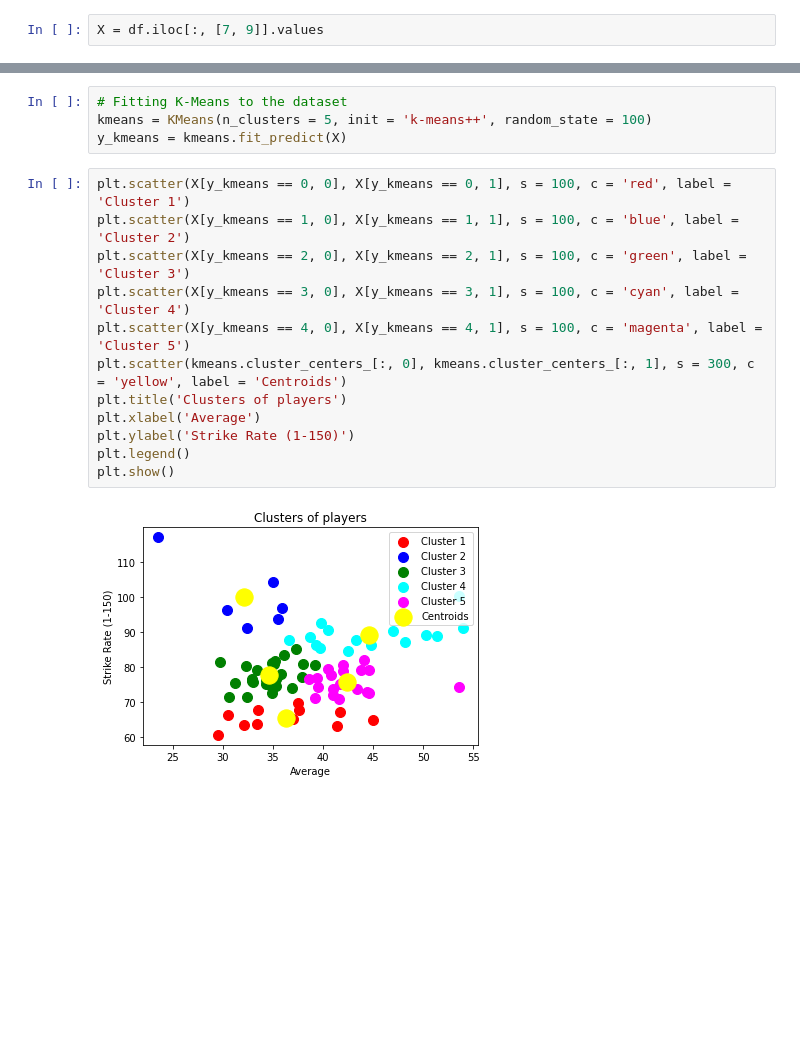
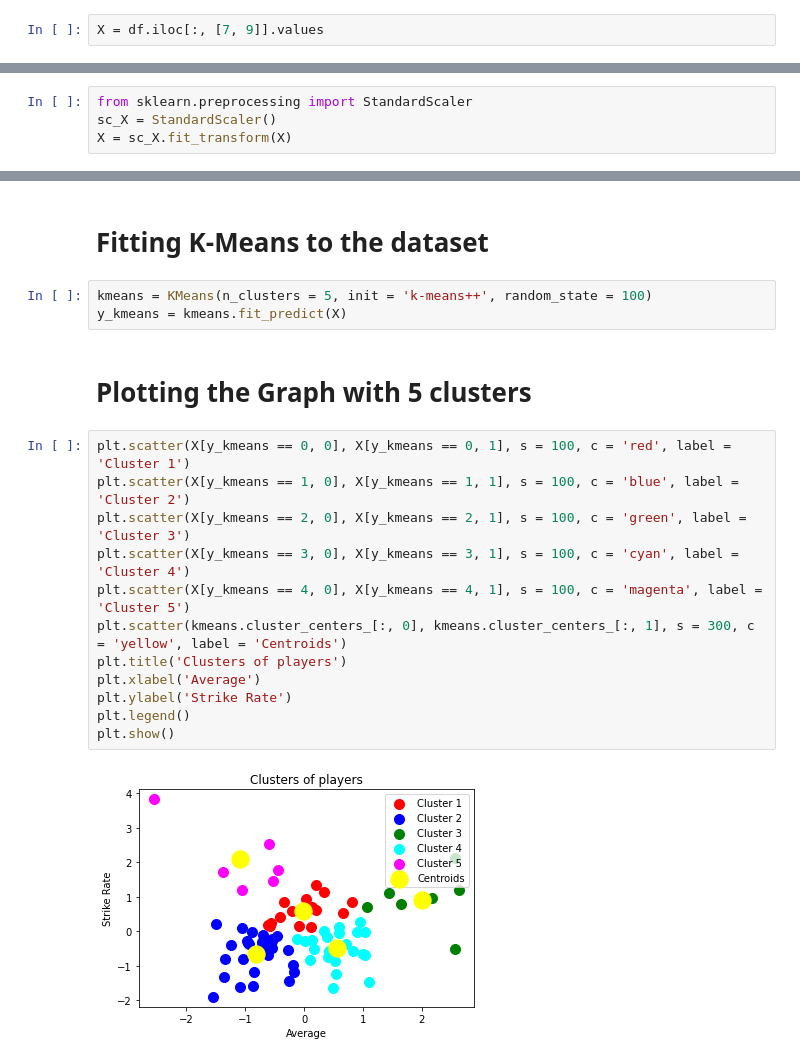
Before and after one commit to aakashguitarist/Machine_Learning, a Jupyter notebook: EXP 9 & 10/Experiment9&10_ML.ipynb, the cells around one changed output, grey strips where cells are left out. Saved outputs shown, nothing was run; the diff lists cells and outputs as text; blank space fills up the shorter version.

```diff
--- a/EXP 9 & 10/Experiment9&10_ML.ipynb
+++ b/EXP 9 & 10/Experiment9&10_ML.ipynb
@@ -46,0 +57,4 @@ X = df.iloc[:, [7, 9]].values
+# %%
+from sklearn.preprocessing import StandardScaler
+sc_X = StandardScaler()
+X = sc_X.fit_transform(X)
@@ -61,18 +78,21 @@ plt.show()
+# %% [markdown]
+# Fitting K-Means to the dataset
 # %%
-# Fitting K-Means to the dataset
 kmeans = KMeans(n_clusters = 5, init = 'k-means++', random_state = 100)
 y_kmeans = kmeans.fit_predict(X)
+# %% [markdown]
+# Plotting the Graph with 5 clusters
 # %%
 plt.scatter(X[y_kmeans == 0, 0], X[y_kmeans == 0, 1], s = 100, c = 'red', label = 'Cluster 1')
 plt.scatter(X[y_kmeans == 1, 0], X[y_kmeans == 1, 1], s = 100, c = 'blue', label = 'Cluster 2')
 plt.scatter(X[y_kmeans == 2, 0], X[y_kmeans == 2, 1], s = 100, c = 'green', label = 'Cluster 3')
 plt.scatter(X[y_kmeans == 3, 0], X[y_kmeans == 3, 1], s = 100, c = 'cyan', label = 'Cluster 4')
 plt.scatter(X[y_kmeans == 4, 0], X[y_kmeans == 4, 1], s = 100, c = 'magenta', label = 'Cluster 5')
 plt.scatter(kmeans.cluster_centers_[:, 0], kmeans.cluster_centers_[:, 1], s = 300, c = 'yellow', label = 'Centroids')
 plt.title('Clusters of players')
 plt.xlabel('Average')
-plt.ylabel('Strike Rate (1-150)')
+plt.ylabel('Strike Rate')
 plt.legend()
 plt.show()
 # %% [output]
-[figure, old version]
+[figure, new version]
```
Also changed, not shown: parts of 7 cells of this notebook, 1 other file.
